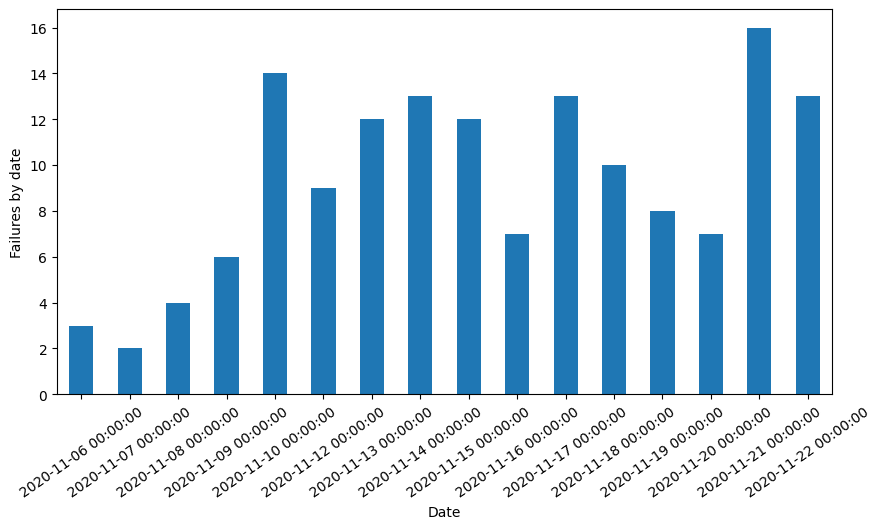
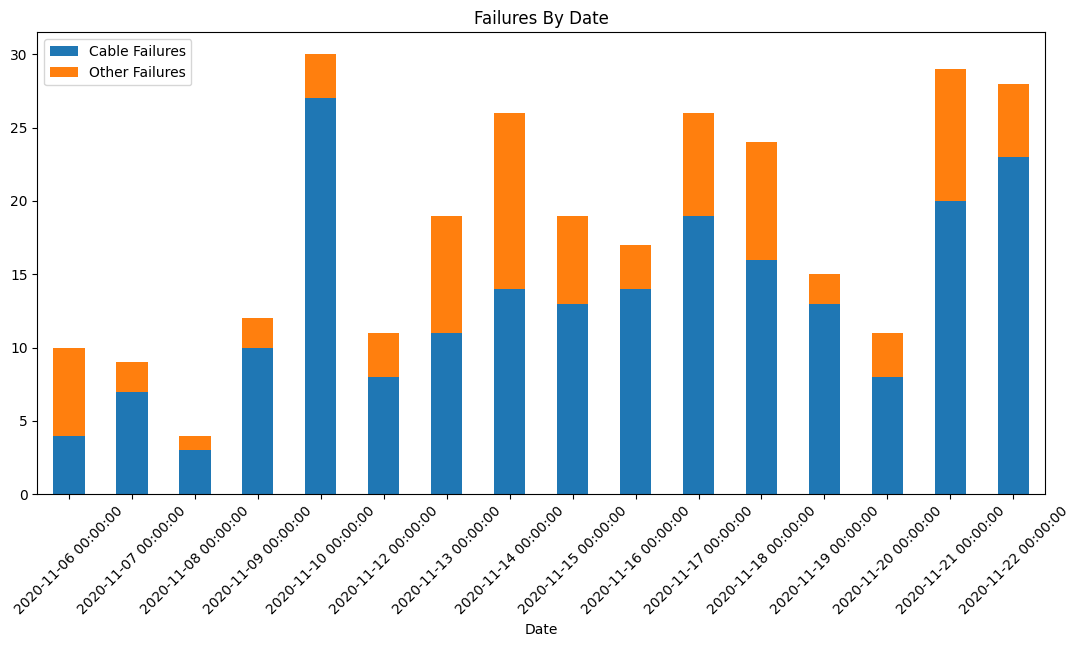
Code edit (unified diff) that turned the first committed figure into the second:
--- before
+++ after
@@ -1 +1 @@
-data['Date'].value_counts().sort_index().plot.bar(figsize=(10,5), rot=35, ylabel='Failures by date')
+data.groupby('Date')[['Cable Failures', 'Other Failures']].sum().plot(kind='bar', stacked=True, figsize=(13, 6), rot=45, title='Failures By Date')

Commit: Tweaks and updates